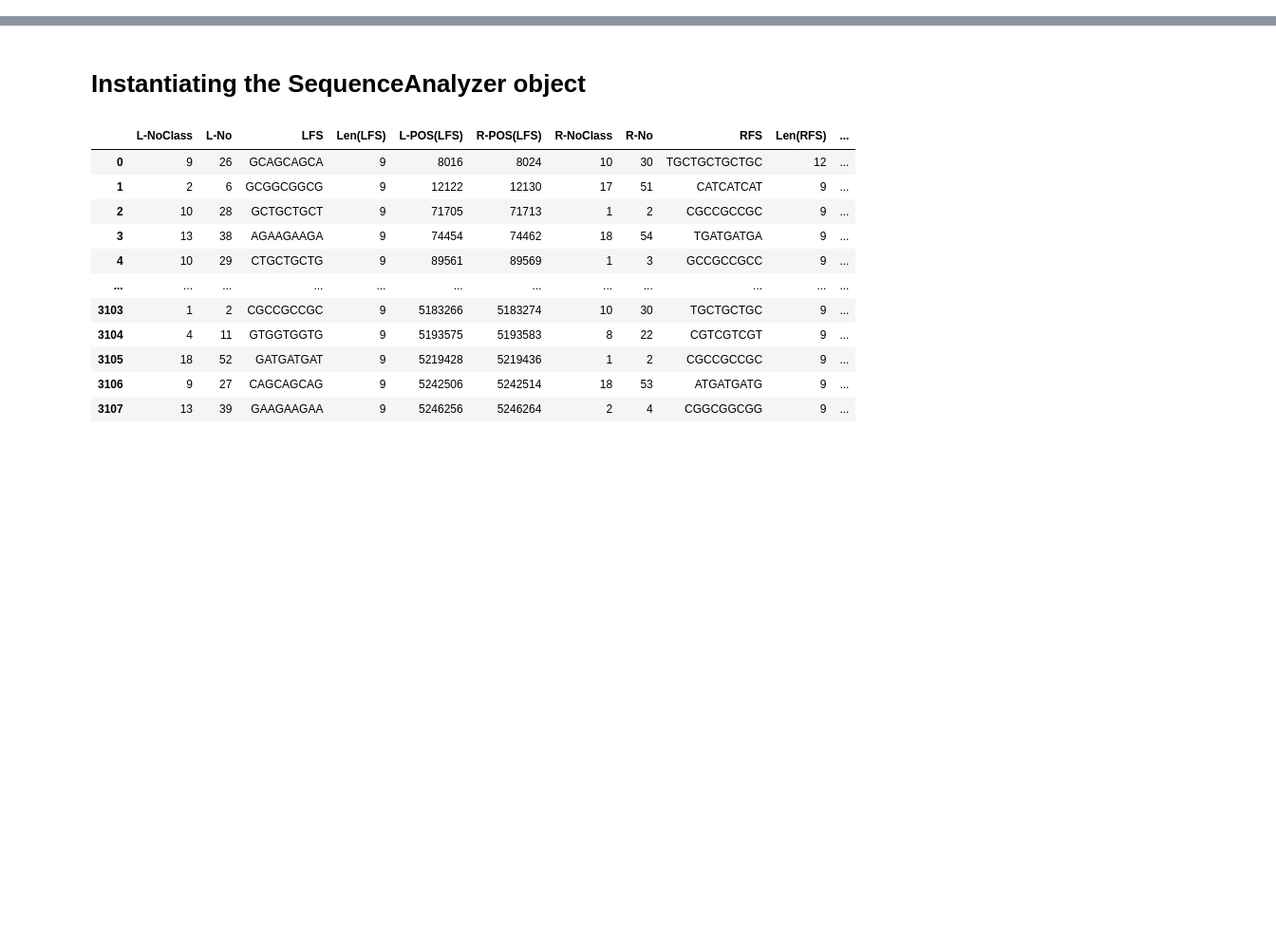
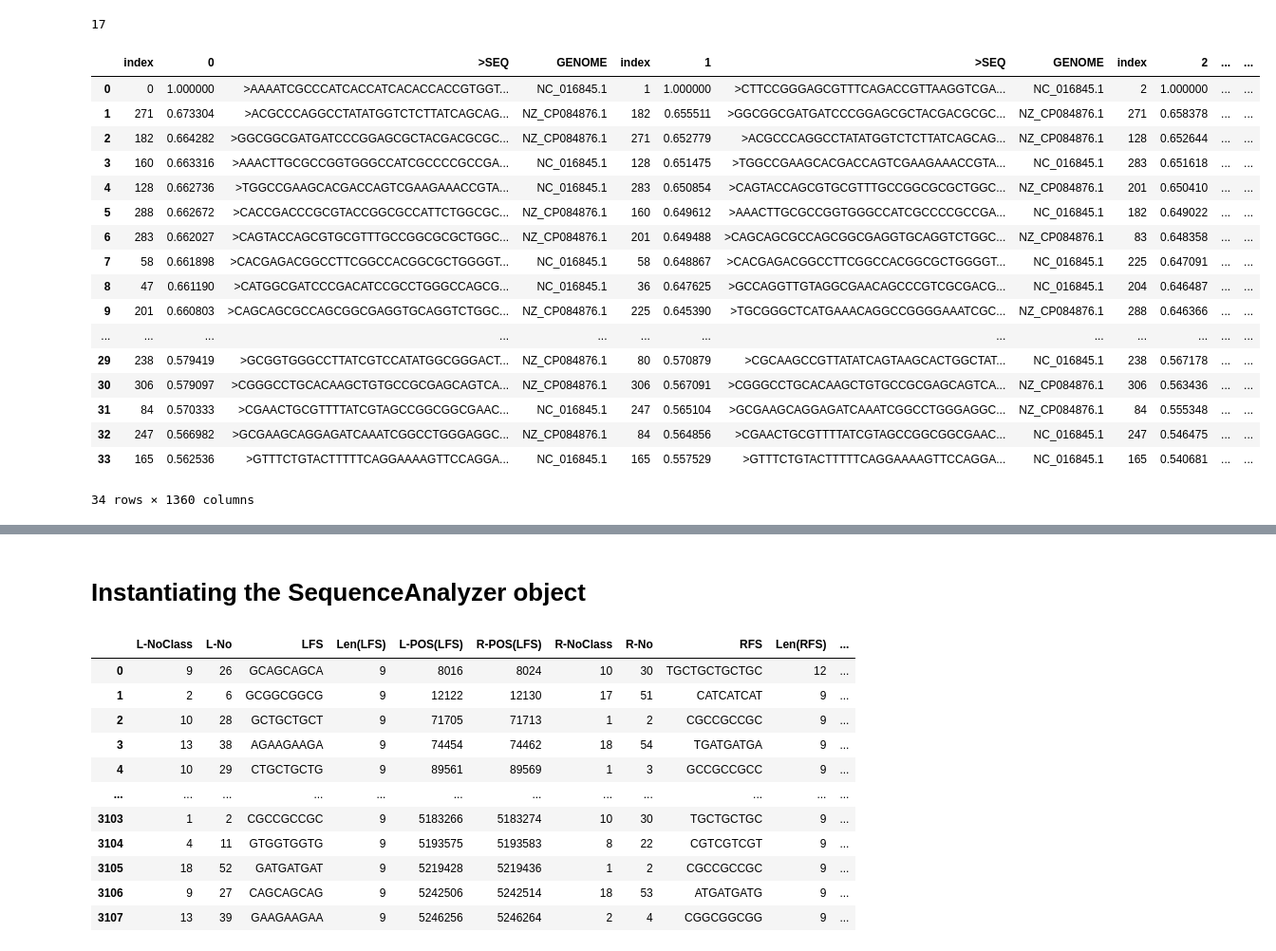
Before and after one commit to rafalbachorz/TRS-omix, a Jupyter notebook: python/Klebsiella_rb.ipynb, the cells around one changed output, grey strips where cells are left out. Shown: that part at 95% size. Cells and saved outputs as stored; diff of their text form; code cells hidden in the pictures; blank space fills up the shorter version.

```diff
--- a/python/Klebsiella_rb.ipynb
+++ b/python/Klebsiella_rb.ipynb
@@ -14,0 +69,22 @@ from pytrsomix import TRScalculator, TRSanalyzer, AlignmentAnalyzer
+# %%
+n_proc = 16
+algn_indices = list(range(sa.Combined.shape[0]))
+pool = Pool(processes=n_proc)
+res = pool.map(func, algn_indices)
+pool.close()
+# %%
+similarity_matrix = pd.DataFrame(index=sa.Combined.index)
+for col in res:
+    tmptmp = col[1]
+    tmptmp.columns = [col[0]]
+    similarity_matrix = pd.concat([similarity_matrix, tmptmp], axis=1)
+
+max_scores = []
+for col_idx in range(similarity_matrix.shape[0]):
+    col = similarity_matrix[col_idx]
+    max_item = col.loc[col_idx]
+    max_scores.append(max_item)
+    similarity_matrix[col_idx] = similarity_matrix[col_idx] / max_item
+
+similarity_matrix = pd.concat([similarity_matrix, sa.Combined], axis=1)
+similarity_matrix
@@ -14,0 +105,32 @@ from pytrsomix import TRScalculator, TRSanalyzer, AlignmentAnalyzer
+# %%
+n_outer = int(0.05 * similarity_matrix.shape[0])
+n_outer
+# %% [output]
+17
+# %%
+sorted_similarity_matrix = pd.DataFrame()
+for col in range(similarity_matrix.shape[0]):
+    sorted = similarity_matrix.sort_values(col, ascending=False)[[col, ">SEQ", "GENOME"]]
+    sorted = pd.concat([sorted.head(n_outer), sorted.tail(n_outer)])
+    sorted_similarity_matrix = pd.concat([sorted_similarity_matrix, sorted.reset_index()], axis=1)
+# %%
+sorted_similarity_matrix
+# %% [output]
+|  | index | 0 | >SEQ | GENOME | index | 1 | >SEQ | GENOME | index | 2 | ... | ... |
+| 0 | 0 | 1.000000 | >AAAATCGCCCATCACCATCACACCACCGTGGT... | NC_016845.1 | 1 | 1.000000 | >CTTCCGGGAGCGTTTCAGACCGTTAAGGTCGA... | NC_016845.1 | 2 | 1.000000 | ... | ... |
+| 1 | 271 | 0.673304 | >ACGCCCAGGCCTATATGGTCTCTTATCAGCAG... | NZ_CP084876.1 | 182 | 0.655511 | >GGCGGCGATGATCCCGGAGCGCTACGACGCGC... | NZ_CP084876.1 | 271 | 0.658378 | ... | ... |
+| 2 | 182 | 0.664282 | >GGCGGCGATGATCCCGGAGCGCTACGACGCGC... | NZ_CP084876.1 | 271 | 0.652779 | >ACGCCCAGGCCTATATGGTCTCTTATCAGCAG... | NZ_CP084876.1 | 128 | 0.652644 | ... | ... |
+| 3 | 160 | 0.663316 | >AAACTTGCGCCGGTGGGCCATCGCCCCGCCGA... | NC_016845.1 | 128 | 0.651475 | >TGGCCGAAGCACGACCAGTCGAAGAAACCGTA... | NC_016845.1 | 283 | 0.651618 | ... | ... |
+| 4 | 128 | 0.662736 | >TGGCCGAAGCACGACCAGTCGAAGAAACCGTA... | NC_016845.1 | 283 | 0.650854 | >CAGTACCAGCGTGCGTTTGCCGGCGCGCTGGC... | NZ_CP084876.1 | 201 | 0.650410 | ... | ... |
+| 5 | 288 | 0.662672 | >CACCGACCCGCGTACCGGCGCCATTCTGGCGC... | NZ_CP084876.1 | 160 | 0.649612 | >AAACTTGCGCCGGTGGGCCATCGCCCCGCCGA... | NC_016845.1 | 182 | 0.649022 | ... | ... |
+| 6 | 283 | 0.662027 | >CAGTACCAGCGTGCGTTTGCCGGCGCGCTGGC... | NZ_CP084876.1 | 201 | 0.649488 | >CAGCAGCGCCAGCGGCGAGGTGCAGGTCTGGC... | NZ_CP084876.1 | 83 | 0.648358 | ... | ... |
+| 7 | 58 | 0.661898 | >CACGAGACGGCCTTCGGCCACGGCGCTGGGGT... | NC_016845.1 | 58 | 0.648867 | >CACGAGACGGCCTTCGGCCACGGCGCTGGGGT... | NC_016845.1 | 225 | 0.647091 | ... | ... |
+| 8 | 47 | 0.661190 | >CATGGCGATCCCGACATCCGCCTGGGCCAGCG... | NC_016845.1 | 36 | 0.647625 | >GCCAGGTTGTAGGCGAACAGCCCGTCGCGACG... | NC_016845.1 | 204 | 0.646487 | ... | ... |
+| 9 | 201 | 0.660803 | >CAGCAGCGCCAGCGGCGAGGTGCAGGTCTGGC... | NZ_CP084876.1 | 225 | 0.645390 | >TGCGGGCTCATGAAACAGGCCGGGGAAATCGC... | NZ_CP084876.1 | 288 | 0.646366 | ... | ... |
+| ... | ... | ... | ... | ... | ... | ... | ... | ... | ... | ... | ... | ... |
+| 29 | 238 | 0.579419 | >GCGGTGGGCCTTATCGTCCATATGGCGGGACT... | NZ_CP084876.1 | 80 | 0.570879 | >CGCAAGCCGTTATATCAGTAAGCACTGGCTAT... | NC_016845.1 | 238 | 0.567178 | ... | ... |
+| 30 | 306 | 0.579097 | >CGGGCCTGCACAAGCTGTGCCGCGAGCAGTCA... | NZ_CP084876.1 | 306 | 0.567091 | >CGGGCCTGCACAAGCTGTGCCGCGAGCAGTCA... | NZ_CP084876.1 | 306 | 0.563436 | ... | ... |
+| 31 | 84 | 0.570333 | >CGAACTGCGTTTTATCGTAGCCGGCGGCGAAC... | NC_016845.1 | 247 | 0.565104 | >GCGAAGCAGGAGATCAAATCGGCCTGGGAGGC... | NZ_CP084876.1 | 84 | 0.555348 | ... | ... |
+| 32 | 247 | 0.566982 | >GCGAAGCAGGAGATCAAATCGGCCTGGGAGGC... | NZ_CP084876.1 | 84 | 0.564856 | >CGAACTGCGTTTTATCGTAGCCGGCGGCGAAC... | NC_016845.1 | 247 | 0.546475 | ... | ... |
+| 33 | 165 | 0.562536 | >GTTTCTGTACTTTTTCAGGAAAAGTTCCAGGA... | NC_016845.1 | 165 | 0.557529 | >GTTTCTGTACTTTTTCAGGAAAAGTTCCAGGA... | NC_016845.1 | 165 | 0.540681 | ... | ... |
+34 rows × 1360 columns
```
Also changed, not shown: parts of 8 cells of this notebook, 1 other file.
